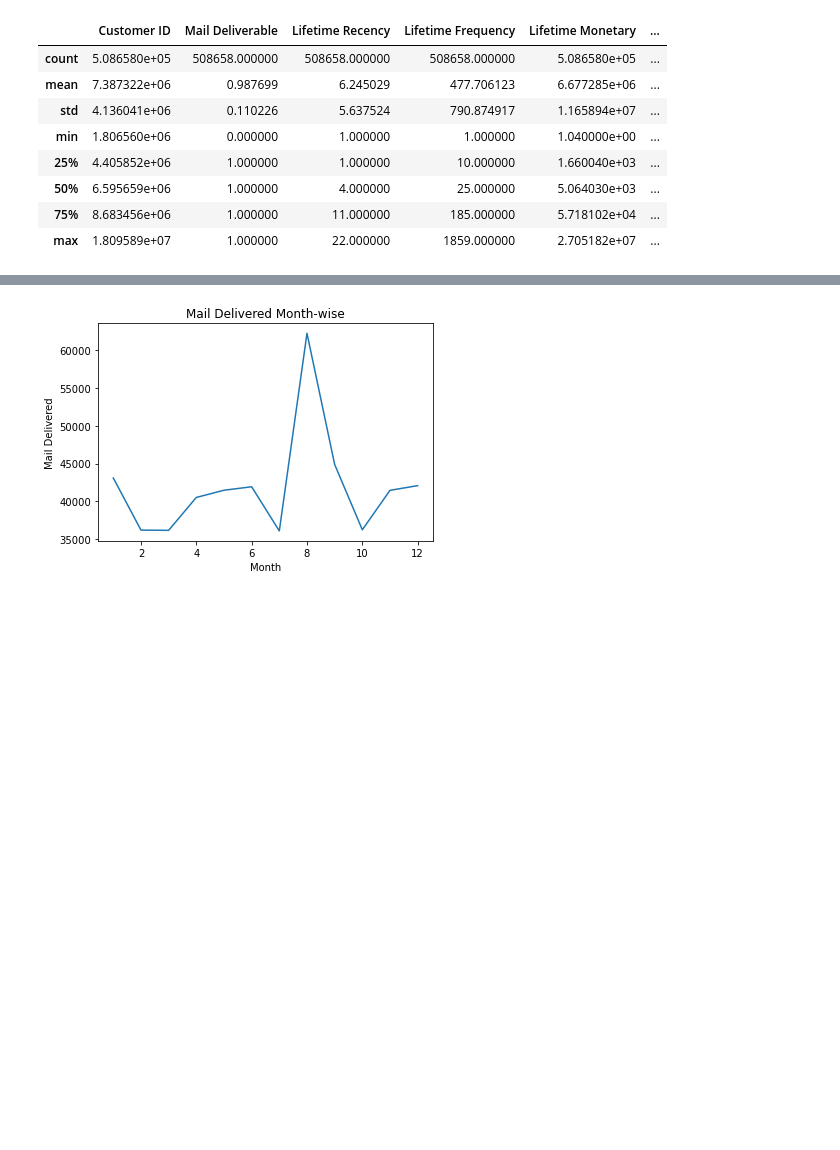
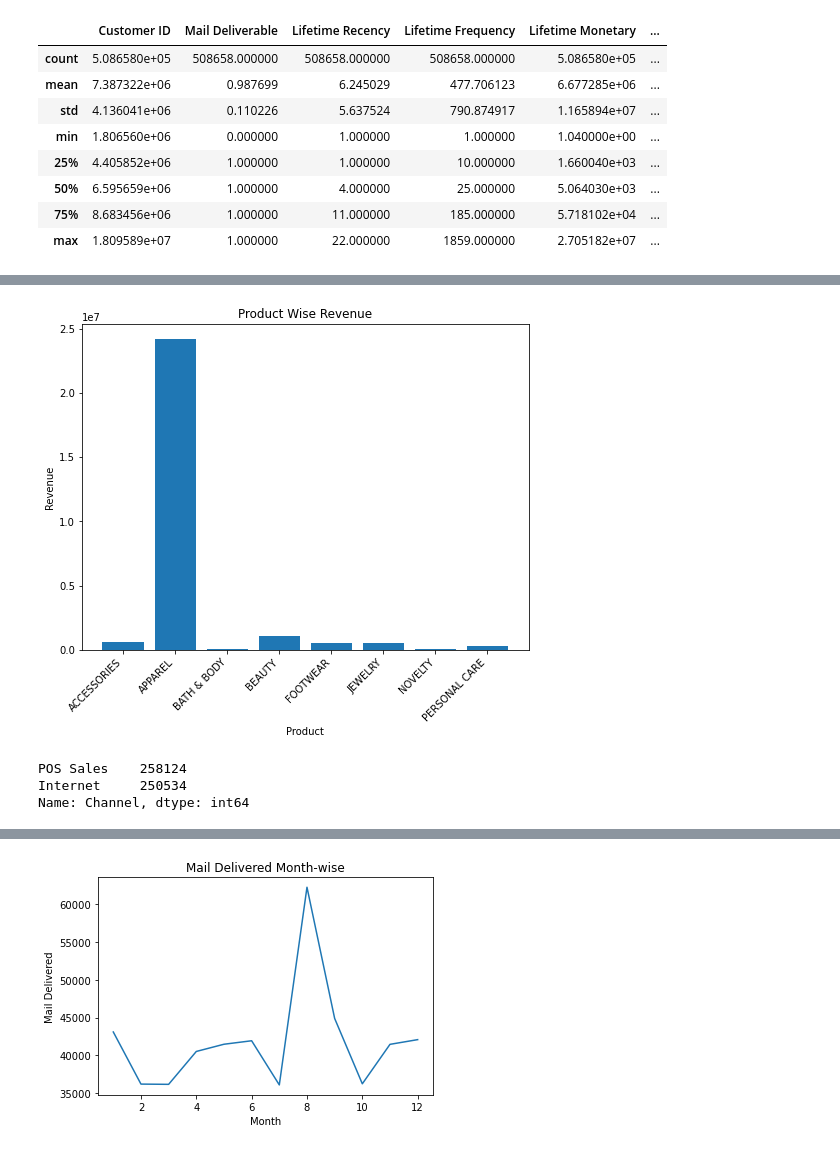
Before and after one commit to pm1596/Segmentation, a Jupyter notebook: ImpactCaseStudy - Clustering.ipynb, the cells around one changed output, grey strips where cells are left out. Drawn from its saved outputs; the diff is of its cells as text; code cells hidden in the pictures; blank space fills up the shorter version.

```diff
--- a/ImpactCaseStudy - Clustering.ipynb
+++ b/ImpactCaseStudy - Clustering.ipynb
@@ -354,0 +367,24 @@ merged_df.describe()
+# %%
+# group the data by Product and sum the Amount column
+revenue_by_product = merged_df.groupby('Product')['Revenue'].sum()
+
+# create a bar plot
+fig, ax = plt.subplots(figsize=(8, 6))
+ax.bar(revenue_by_product.index, revenue_by_product.values)
+plt.xticks(rotation=45, ha='right')
+
+# add labels and title
+plt.xlabel('Product')
+plt.ylabel('Revenue')
+plt.title('Product Wise Revenue')
+
+# display the plot
+plt.show()
+# %% [output]
+[figure, added]
+# %%
+merged_df['Channel'].value_counts()
+# %% [output]
+POS Sales    258124
+Internet     250534
+Name: Channel, dtype: int64
```
Also changed, not shown: parts of 23 cells of this notebook.
